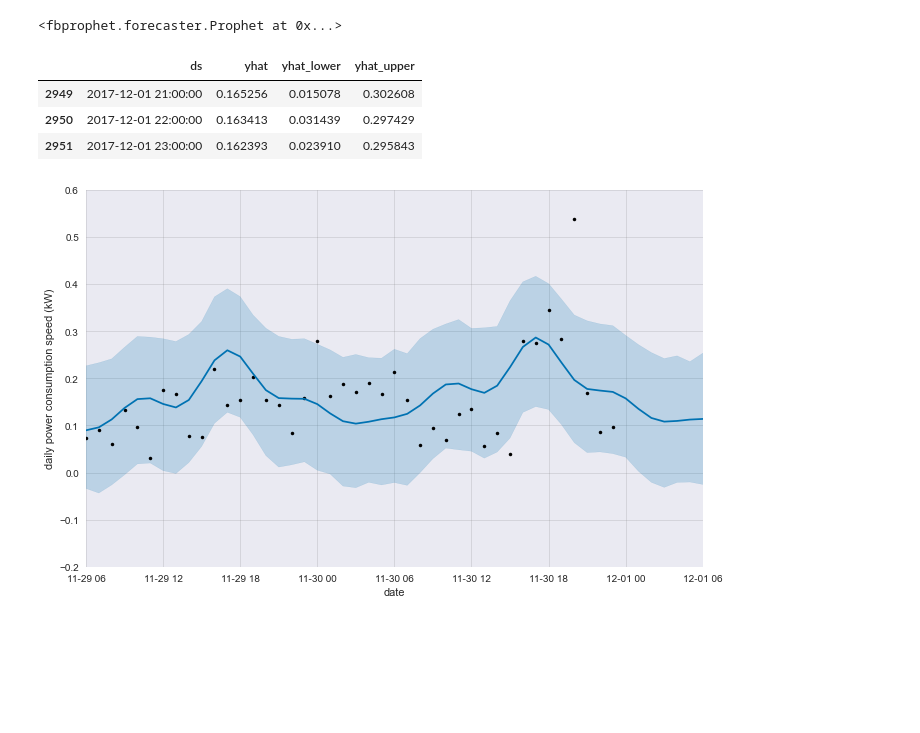
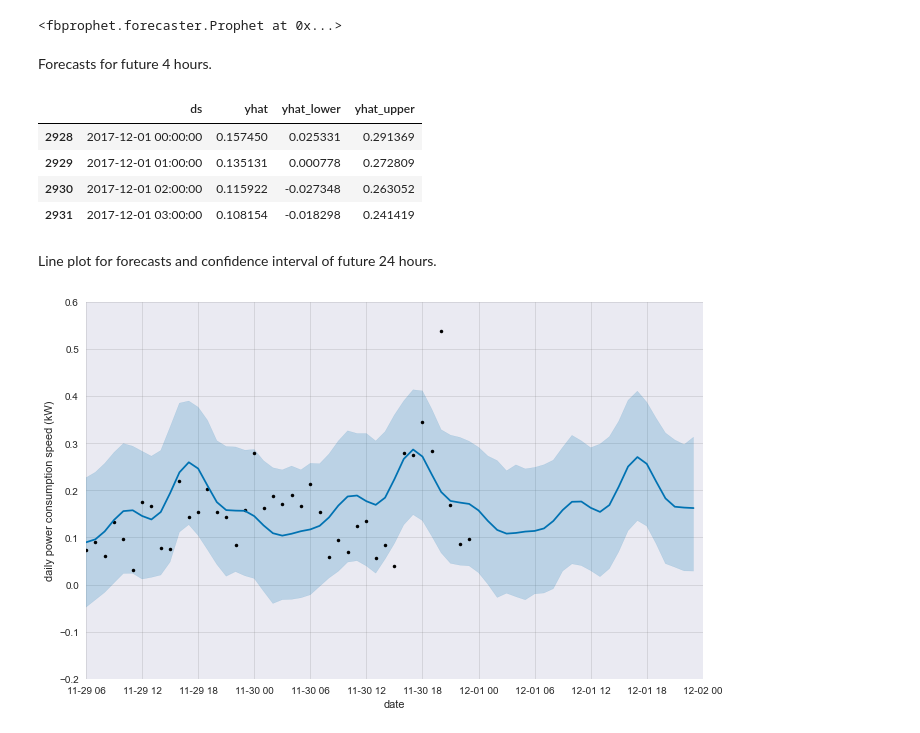
Before and after one commit to edxu96/elec_consumption, a Jupyter notebook: 01_forecast.ipynb, the cells around one changed output. Saved outputs shown, nothing was run; the diff lists cells and outputs as text; code cells hidden in the pictures; blank space fills up the shorter version.

```diff
--- a/01_forecast.ipynb
+++ b/01_forecast.ipynb
@@ -86,19 +90,24 @@ INFO:fbprophet:Disabling yearly seasonality. Run prophet with yearly_seasonality
 #hide
 future = mod.make_future_dataframe(periods=24, freq='H', include_history=True)
 forecast = mod.predict(future)
+# %% [markdown]
+Forecasts for future 4 hours.
 # %%
 #hide_input
-forecast[['ds', 'yhat', 'yhat_lower', 'yhat_upper']].tail(3)
+forecast.loc[2928:2931, ['ds', 'yhat', 'yhat_lower', 'yhat_upper']]
 # %% [output]
 |  | ds | yhat | yhat_lower | yhat_upper |
-| 2949 | 2017-12-01 21:00:00 | 0.165256 | 0.015078 | 0.302608 |
-| 2950 | 2017-12-01 22:00:00 | 0.163413 | 0.031439 | 0.297429 |
-| 2951 | 2017-12-01 23:00:00 | 0.162393 | 0.023910 | 0.295843 |
+| 2928 | 2017-12-01 00:00:00 | 0.157450 | 0.025331 | 0.291369 |
+| 2929 | 2017-12-01 01:00:00 | 0.135131 | 0.000778 | 0.272809 |
+| 2930 | 2017-12-01 02:00:00 | 0.115922 | -0.027348 | 0.263052 |
+| 2931 | 2017-12-01 03:00:00 | 0.108154 | -0.018298 | 0.241419 |
+# %% [markdown]
+Line plot for forecasts and confidence interval of future 24 hours.
 # %%
-##hide_input
+#hide_input
 _, ax = plt.subplots(1, 1)
-ax.set_xlim([Timestamp('2017-11-29 06:00:00'), Timestamp('2017-12-01 06:00:00')])
+ax.set_xlim([Timestamp('2017-11-29 06:00:00'), Timestamp('2017-12-02 00:00:00')])
 ax.set_ylim([-0.2, 0.6])
 mod.plot(forecast, ax=ax, xlabel='date', ylabel='daily power consumption speed (kW)');
 # %% [output]
-[figure, old version]
+[figure, new version]
```
Also changed, not shown: parts of 5 cells of this notebook, 4 other files.
